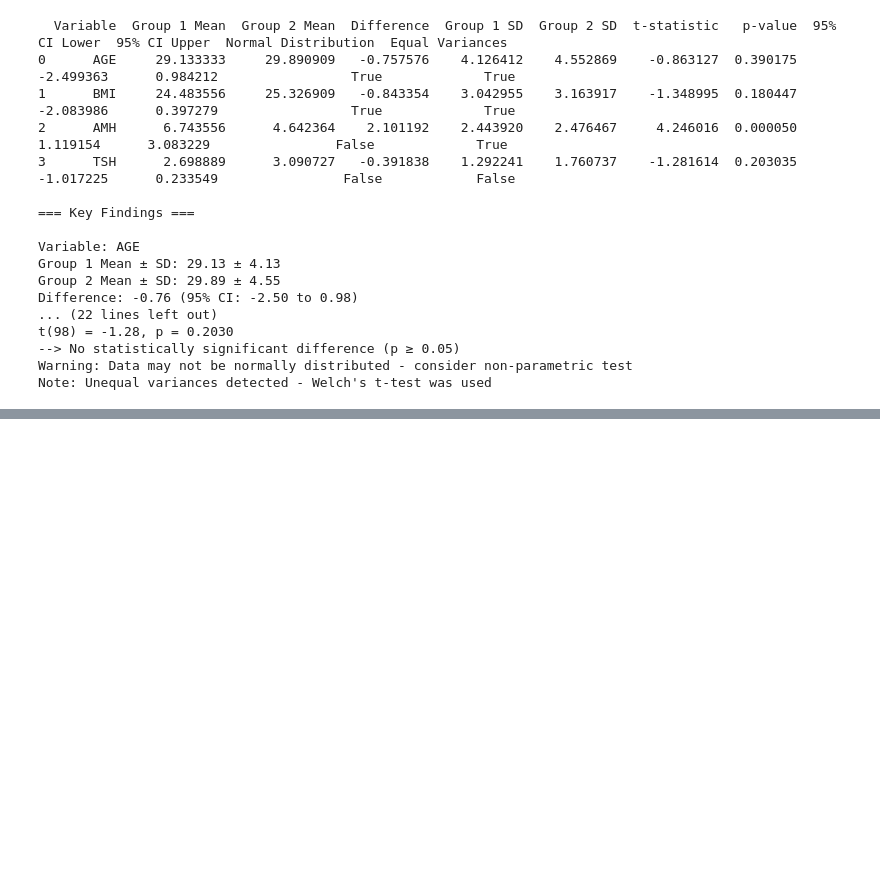
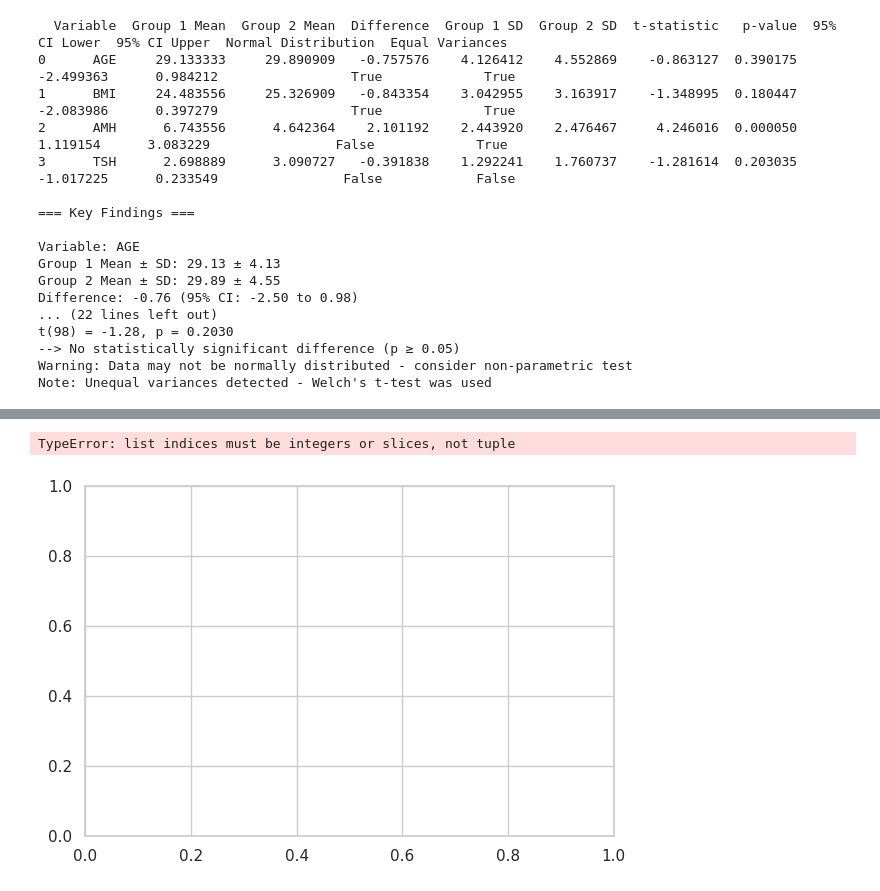
Before and after one commit to Sumit-Nayek/ML_Projects, a Jupyter notebook: T_test_for_2_Group_data_and_visualisation_for_comparison.ipynb, the cells around one changed output, grey strips where cells are left out. Drawn from its saved outputs; the diff is of its cells as text; code cells hidden in the pictures; blank space fills up the shorter version.

```diff
--- a/T_test_for_2_Group_data_and_visualisation_for_comparison.ipynb
+++ b/T_test_for_2_Group_data_and_visualisation_for_comparison.ipynb
@@ -795,0 +899,18 @@ display(summary)
+# %%
+# prompt: give me a goog looking density plot on every variable
+
+import matplotlib.pyplot as plt
+plt.figure(figsize=(15, 10))
+for i, var in enumerate(variables, 1):
+    plt.subplot(2, 2, i)
+    sns.kdeplot(group1_data[:,i-1], label='Group 1', fill=True) # Use fill instead of shade
+    sns.kdeplot(group2_data[:,i-1], label='Group 2', fill=True)
+    plt.title(f'Density Plot of {var}')
+    plt.xlabel(var)
+    plt.ylabel('Density')
+    plt.legend()
+plt.tight_layout()
+plt.show()
+# %% [output]
+TypeError: list indices must be integers or slices, not tuple
+[figure, added]
```
Also changed, not shown: parts of 4 cells of this notebook.
